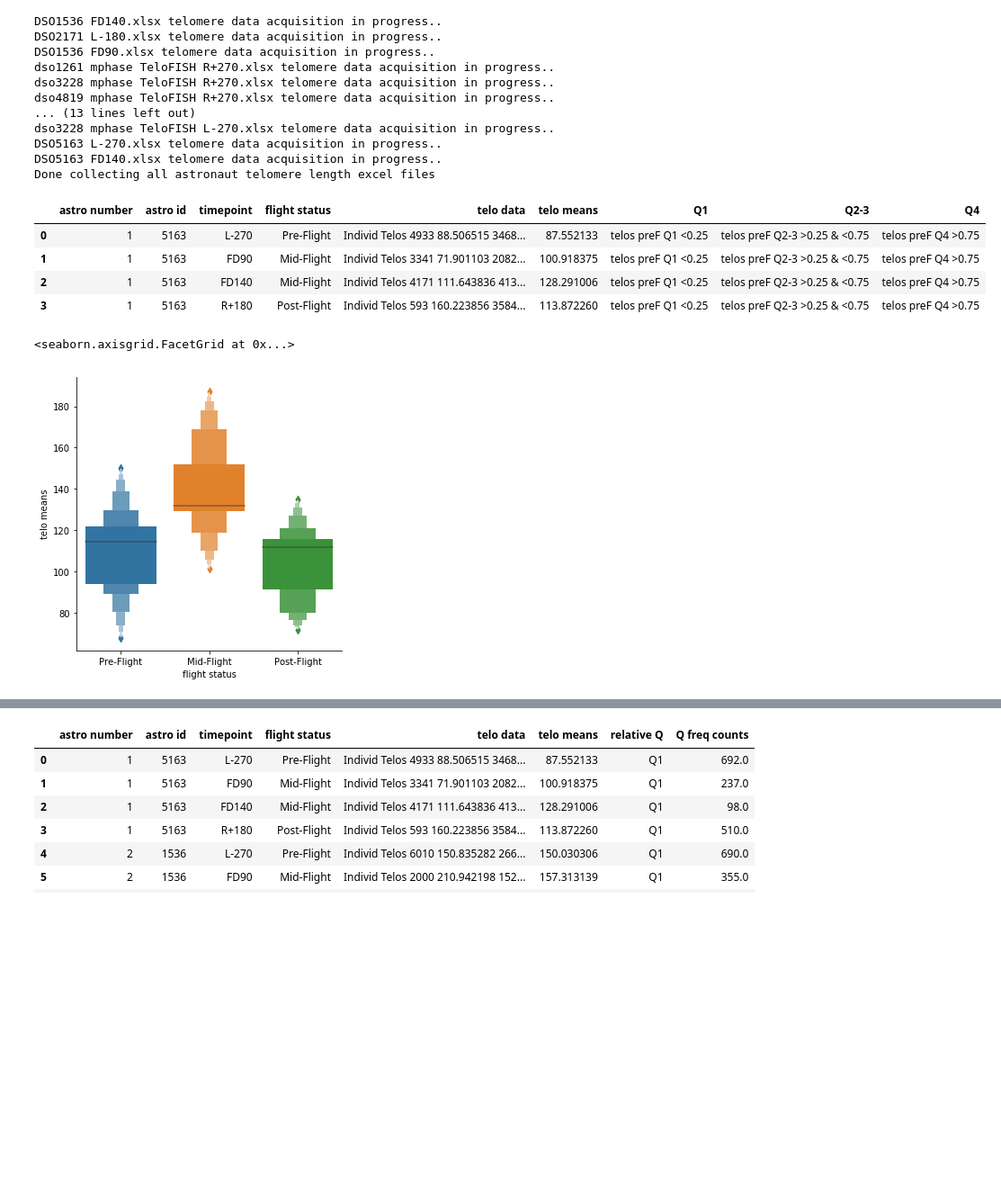
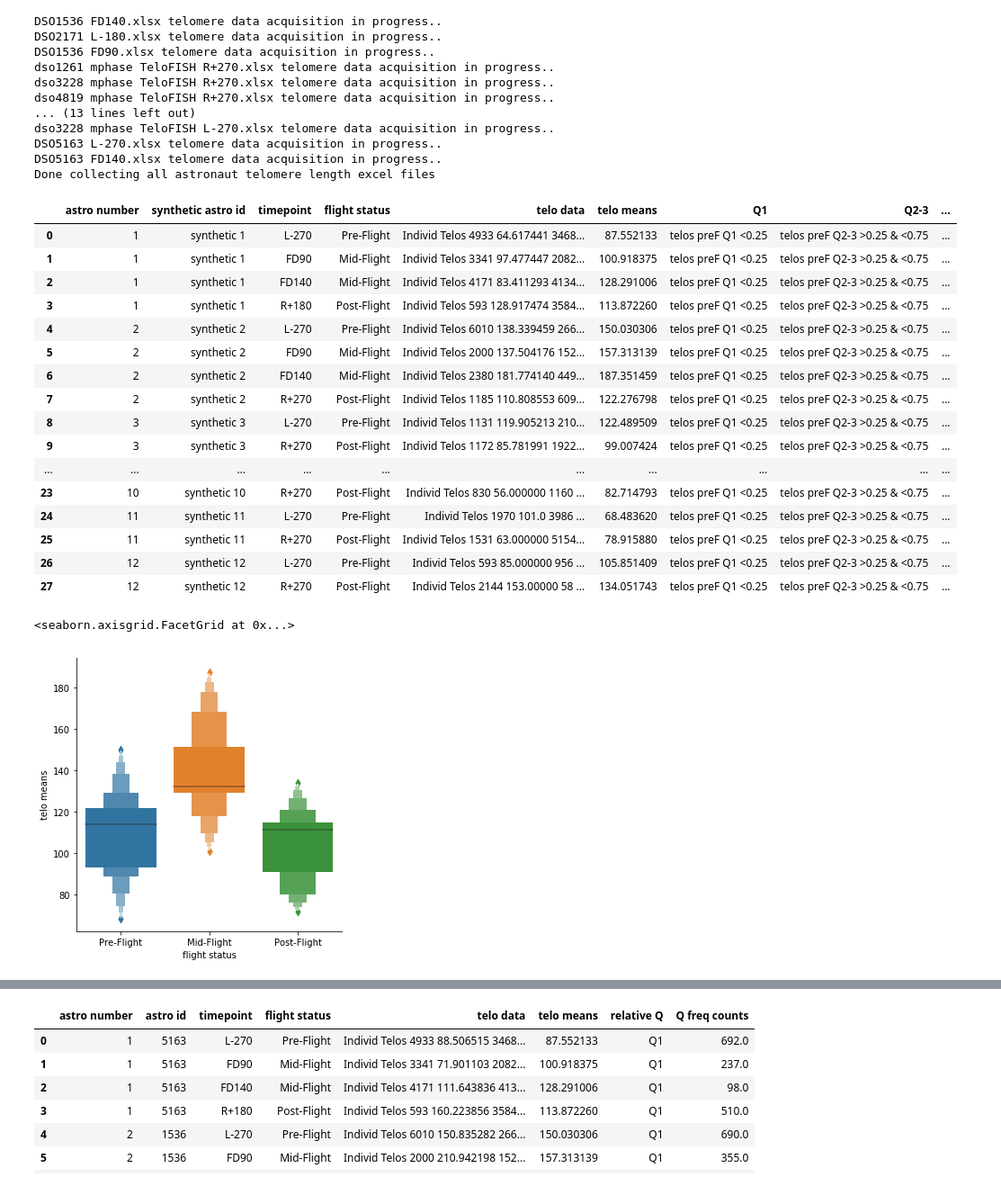
Before and after one commit to Jared-Luxton/NASA-astronauts-telomeres-chromosomes, a Jupyter notebook: NASA-astros-telomeres-JupyterNotebook.ipynb, the cells around one changed output, grey strips where cells are left out. Shown at 90% size. Cells and saved outputs as stored; diff of their text form; code cells hidden in the pictures; blank space fills up the shorter version.

Commit message:
changes to synthetic data generation

```diff
--- a/NASA-astros-telomeres-JupyterNotebook.ipynb
+++ b/NASA-astros-telomeres-JupyterNotebook.ipynb
@@ -110,11 +115,11 @@ def generate_dictionary_for_telomere_length_data(patharg):
     """
     USAGE:
     telomere_data_dict = generate_dictionary_for_telomere_length_data(directory)
-    Where the directory contains Excel files containing telomere length data in
+    Where the directory contains images of files containing telomere length data in
     a predefined format. This function is written specifically for the Excel file templates
-    that I use, and have provided in this repository, but cnould be altered for any format.
+    that I use, and will provide in this repository, but could be altered for any format.
 
-    The individual telomere lengths column is extracted, cleansed of NA values & DAPI-intensity
+    The individual telomere lengths column is extracted, cleansed of missing values & DAPI-intensity
     values; outliers (3 std devs from mean of column) are removed; and the telomere length values are
     standardized to each other by use of fluorescent beads which calibrate according to inherent
     differences between microscope imaging sessions. The individual's ID & timepoint (from filename) (KEY)
@@ -123,8 +128,10 @@ def generate_dictionary_for_telomere_length_data(patharg):
     for that individual for analysis, i.e visualizations, statistics, etc.
     """
 
+    # initialize dictionary to hold our data
     dict_astro_individ_telos_dfs = {}
 
+    # loop through directory to grab files
     for file in os.scandir(patharg):
         if file.name.endswith('.xlsx') and file.name.startswith('~$') == False:
             print(f'{file.name} telomere data acquisition in progress..')
@@ -138,20 +145,34 @@ def generate_dictionary_for_telomere_length_data(patharg):
 
             df.rename(columns={'Unnamed: 3':'Individ Telos'}, inplace=True)
 
+            # these numbers correspond to rows containing information about the DAPI counterstain, NOT telomeres, so we drop
             DAPI_values_to_drop=[5, 192, 379, 566, 753, 940, 1127, 1314, 1501, 1688, 1875, 2062,
                     2249, 2436, 2623, 2810, 2997, 3184, 3371, 3558, 3745, 3932, 4119, 4306, 4493,
                     4680, 4867, 5054, 5241, 5428]
 
+            # grabbing individual telomere length data from the file & dropping DAPI info
             individual_telos_lengths = (df['Individ Telos'])
             individual_telos_lengths = individual_telos_lengths.drop(labels=DAPI_values_to_drop)
+
+            # first pass at generating synthetic data for github exposition; to initialize actual
+            # data, comment out the line below, and uncomment the .iloc[] line
             individual_telos_lengths = individual_telos_lengths.sample(2500, random_state=1)
-#             individual_telos_lengths = individual_telos_lengths.iloc[7:500]
 #             individual_telos_lengths = individual_telos_lengths.iloc[7:5611]
+
+            # ensure the telomere measurements are a numeric data type, drop any missing values,
+            # make data into a dataframe
             telos_str_toNaN = pd.to_numeric(individual_telos_lengths, errors='coerce')
             individual_telos_cleaned = telos_str_toNaN.dropna(axis=0, how='any')
             telos_df = individual_telos_cleaned.to_frame(name=None)
+
+            # remove any telomere measurements that lie beyond 3 standard deviations of the mean
+            # the data is relatively normal in shape, & this process removes about ~10-20 telos from ~5520
+            # modest loss, acceptable to help standardize
             telos_individ_df = telos_df[(np.abs(stats.zscore(telos_df)) < 3).all(axis=1)]
 
+            # logic clauses for recognizing which astronaut ID is in the sample name
+            # different astronauts were imaging at different times and thus associated with
+            # different Cy3 calibrations for the microscope, thus data is standardized according to Cy3
 
             if ('5163' in file.name) or ('1536' in file.name):
                 telos_individ_df_cy3Cal = telos_individ_df.div(59.86)
@@ -199,37 +220,49 @@ Done collecting all astronaut telomere length excel files
 # %%
 ### Making a dataframe from astronaut data
 
 data = []
 for name_key, telo_value in dict_astro_individ_telos_dfs.items():
     astro_id = name_key[3:7]
-    astro_num = get_astro_number_from_id(astro_id)
+    astro_num, synth = get_astro_number_from_id(astro_id)
     time_point = name_key[-5:].strip()
     flight_status = relative_flight_timepoint(name_key)
     telo_value = gen_missing_values_andimpute_or_randomsampledown(15, 184, telo_value, 'rsamp')
 
-    data.append([astro_num, astro_id, time_point, flight_status, telo_value, np.mean(telo_value.values)])
+    data.append([astro_num, synth, time_point, flight_status, telo_value, np.mean(telo_value.values)])
 
-astro_df = pd.DataFrame(data, columns = ['astro number', 'astro id', 'timepoint', 'flight status', 'telo data', 'telo means'])
+astro_df = pd.DataFrame(data, columns = ['astro number', 'synthetic astro id', 'timepoint', 'flight status', 'telo data', 'telo means'])
 
 sorter = ['L-270', 'L-180', 'FD45', 'FD90', 'FD140', 'FD260', 'R+180', 'R+270']
 astro_df['timepoint'] = astro_df['timepoint'].astype('category')
 astro_df['timepoint'].cat.set_categories(sorter, inplace=True)
 
 astro_df['Q1'] = 'telos preF Q1 <0.25'
 astro_df['Q2-3'] = 'telos preF Q2-3 >0.25 & <0.75'
 astro_df['Q4'] = 'telos preF Q4 >0.75'
 
 astro_df = astro_df.sort_values(['astro number', 'timepoint']).reset_index(drop=True)
-astro_df.head(4)
+astro_df
 # %% [output]
-|  | astro number | astro id | timepoint | flight status | telo data | telo means | Q1 | Q2-3 | Q4 |
-| 0 | 1 | 5163 | L-270 | Pre-Flight | Individ Telos 4933 88.506515 3468... | 87.552133 | telos preF Q1 <0.25 | telos preF Q2-3 >0.25 & <0.75 | telos preF Q4 >0.75 |
-| 1 | 1 | 5163 | FD90 | Mid-Flight | Individ Telos 3341 71.901103 2082... | 100.918375 | telos preF Q1 <0.25 | telos preF Q2-3 >0.25 & <0.75 | telos preF Q4 >0.75 |
-| 2 | 1 | 5163 | FD140 | Mid-Flight | Individ Telos 4171 111.643836 413... | 128.291006 | telos preF Q1 <0.25 | telos preF Q2-3 >0.25 & <0.75 | telos preF Q4 >0.75 |
-| 3 | 1 | 5163 | R+180 | Post-Flight | Individ Telos 593 160.223856 3584... | 113.872260 | telos preF Q1 <0.25 | telos preF Q2-3 >0.25 & <0.75 | telos preF Q4 >0.75 |
+|  | astro number | synthetic astro id | timepoint | flight status | telo data | telo means | Q1 | Q2-3 | ... |
+| 0 | 1 | synthetic 1 | L-270 | Pre-Flight | Individ Telos 4933 64.617441 3468... | 87.552133 | telos preF Q1 <0.25 | telos preF Q2-3 >0.25 & <0.75 | ... |
+| 1 | 1 | synthetic 1 | FD90 | Mid-Flight | Individ Telos 3341 97.477447 2082... | 100.918375 | telos preF Q1 <0.25 | telos preF Q2-3 >0.25 & <0.75 | ... |
+| 2 | 1 | synthetic 1 | FD140 | Mid-Flight | Individ Telos 4171 83.411293 4134... | 128.291006 | telos preF Q1 <0.25 | telos preF Q2-3 >0.25 & <0.75 | ... |
+| 3 | 1 | synthetic 1 | R+180 | Post-Flight | Individ Telos 593 128.917474 3584... | 113.872260 | telos preF Q1 <0.25 | telos preF Q2-3 >0.25 & <0.75 | ... |
+| 4 | 2 | synthetic 2 | L-270 | Pre-Flight | Individ Telos 6010 138.339459 266... | 150.030306 | telos preF Q1 <0.25 | telos preF Q2-3 >0.25 & <0.75 | ... |
+| 5 | 2 | synthetic 2 | FD90 | Mid-Flight | Individ Telos 2000 137.504176 152... | 157.313139 | telos preF Q1 <0.25 | telos preF Q2-3 >0.25 & <0.75 | ... |
+| 6 | 2 | synthetic 2 | FD140 | Mid-Flight | Individ Telos 2380 181.774140 449... | 187.351459 | telos preF Q1 <0.25 | telos preF Q2-3 >0.25 & <0.75 | ... |
+| 7 | 2 | synthetic 2 | R+270 | Post-Flight | Individ Telos 1185 110.808553 609... | 122.276798 | telos preF Q1 <0.25 | telos preF Q2-3 >0.25 & <0.75 | ... |
+| 8 | 3 | synthetic 3 | L-270 | Pre-Flight | Individ Telos 1131 119.905213 210... | 122.489509 | telos preF Q1 <0.25 | telos preF Q2-3 >0.25 & <0.75 | ... |
+| 9 | 3 | synthetic 3 | R+270 | Post-Flight | Individ Telos 1172 85.781991 1922... | 99.007424 | telos preF Q1 <0.25 | telos preF Q2-3 >0.25 & <0.75 | ... |
+| ... | ... | ... | ... | ... | ... | ... | ... | ... | ... |
+| 23 | 10 | synthetic 10 | R+270 | Post-Flight | Individ Telos 830 56.000000 1160 ... | 82.714793 | telos preF Q1 <0.25 | telos preF Q2-3 >0.25 & <0.75 | ... |
+| 24 | 11 | synthetic 11 | L-270 | Pre-Flight | Individ Telos 1970 101.0 3986 ... | 68.483620 | telos preF Q1 <0.25 | telos preF Q2-3 >0.25 & <0.75 | ... |
+| 25 | 11 | synthetic 11 | R+270 | Post-Flight | Individ Telos 1531 63.000000 5154... | 78.915880 | telos preF Q1 <0.25 | telos preF Q2-3 >0.25 & <0.75 | ... |
+| 26 | 12 | synthetic 12 | L-270 | Pre-Flight | Individ Telos 593 85.000000 956 ... | 105.851409 | telos preF Q1 <0.25 | telos preF Q2-3 >0.25 & <0.75 | ... |
+| 27 | 12 | synthetic 12 | R+270 | Post-Flight | Individ Telos 2144 153.00000 58 ... | 134.051743 | telos preF Q1 <0.25 | telos preF Q2-3 >0.25 & <0.75 | ... |
 # %%
 sns.catplot(x='flight status', y='telo means', order=['Pre-Flight', 'Mid-Flight', 'Post-Flight'], data=astro_df, kind='boxen')
 # %% [output]
 <seaborn.axisgrid.FacetGrid at 0x...>
-[figure, old version]
+[figure, new version]
 # %%
```
Also changed, not shown: parts of 7 cells of this notebook.
